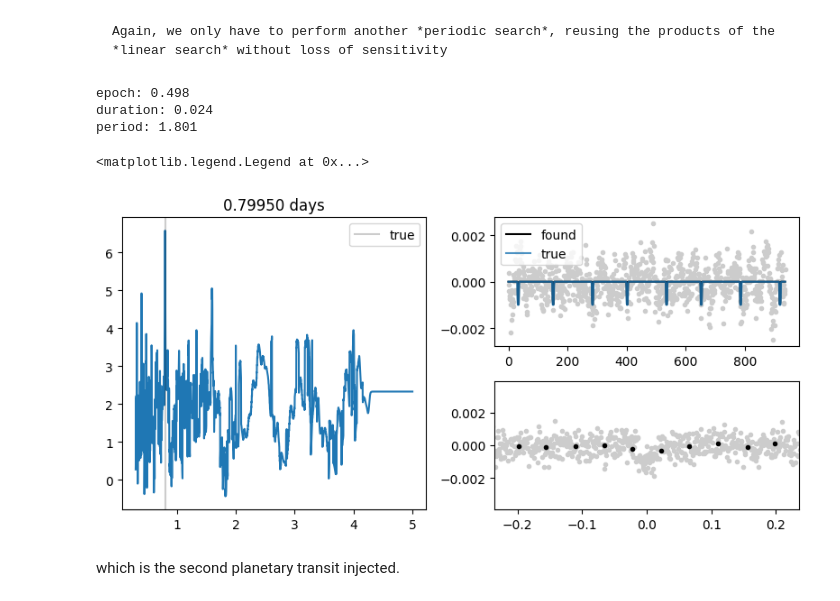
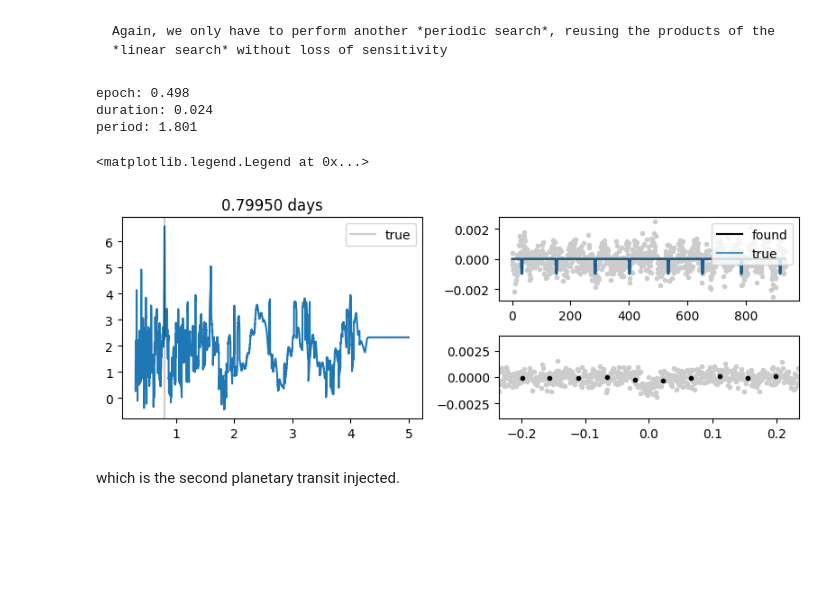
Before and after one commit to lgrcia/nuance, a Jupyter notebook: docs/notebooks/multi.ipynb, the cells around one changed output. Cells and saved outputs as stored; diff of their text form; code cells hidden in the pictures; blank space fills up the shorter version.

Commit message:
docs: adjust plots sizes

```diff
--- a/docs/notebooks/multi.ipynb
+++ b/docs/notebooks/multi.ipynb
@@ -124,36 +124,36 @@ search2 = nu2.periodic_search(periods)
 t0, D, P = search.best
 
 # plotting
-plt.figure(None, (8, 4))
+plt.figure(None, (8, 3))
 plot_search(nu2, search2)
 plt.tight_layout()
 
 print(
     "\n".join(
         [f"{n}: {v:.3f}" for n, v in zip(["epoch", "duration", "period"], [t0, D, P])]
     )
 )
 
 # over plotting real values
 from nuance.utils import periodic_transit
 
 main, raw, detrended = plt.gcf().axes
 true = truth[1]
 main.axvline(true["P"], c="k", alpha=0.2, label="true")
 main.legend()
 raw.plot(
     true["depth"] * periodic_transit(nu2.time, true["t0"], true["D"], P=true["P"]),
     c="C0",
     alpha=0.8,
     label="true",
 )
 raw.legend()
 # %% [output]
 epoch: 0.498
 duration: 0.024
 period: 1.801
 <matplotlib.legend.Legend at 0x...>
-[figure, old version]
+[figure, new version]
 # %% [markdown]
 which is the second planetary transit injected.
 # %% [markdown]
```
Also changed, not shown: parts of 1 cell of this notebook, 1 other file.
